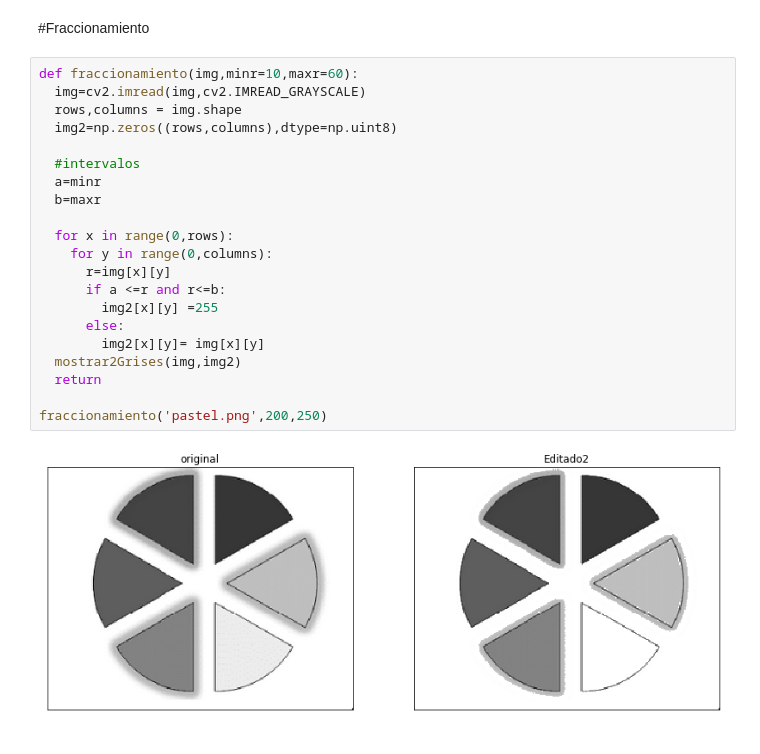
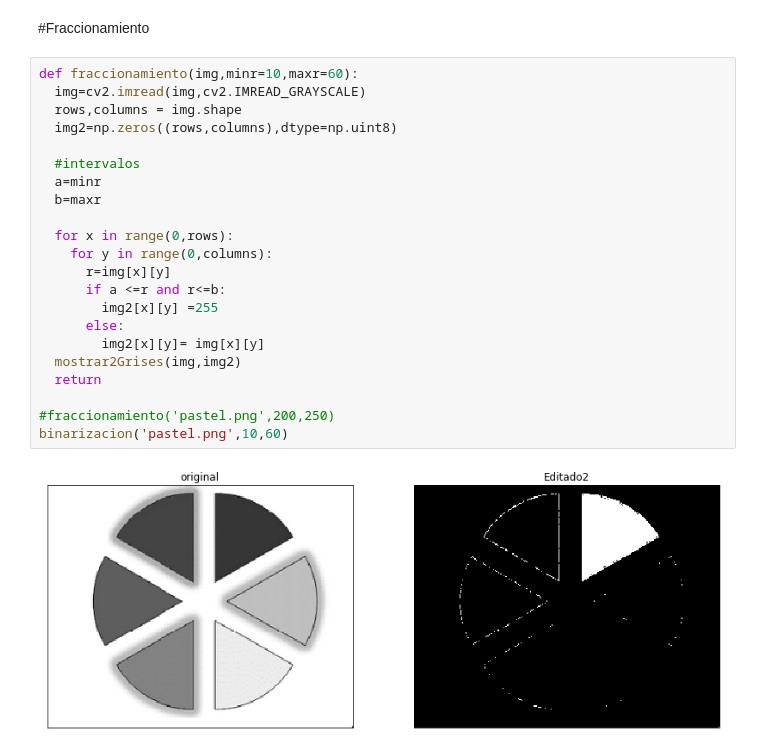
Before and after one commit to gabrielmercado90/PDI1, a Jupyter notebook: Interpolacion_y_transformaciones.ipynb, the cells around one changed output. Drawn from its saved outputs; the diff is of its cells as text.

```diff
--- a/Interpolacion_y_transformaciones.ipynb
+++ b/Interpolacion_y_transformaciones.ipynb
@@ -221,23 +221,24 @@ binarizacion('tree.png')
 # %%
 def fraccionamiento(img,minr=10,maxr=60):
   img=cv2.imread(img,cv2.IMREAD_GRAYSCALE)
   rows,columns = img.shape
   img2=np.zeros((rows,columns),dtype=np.uint8)
 
   #intervalos
   a=minr
   b=maxr
 
   for x in range(0,rows):
     for y in range(0,columns):
       r=img[x][y]
       if a <=r and r<=b:
         img2[x][y] =255
       else:
         img2[x][y]= img[x][y]
   mostrar2Grises(img,img2)
   return
 
-fraccionamiento('pastel.png',200,250)
+#fraccionamiento('pastel.png',200,250)
+binarizacion('pastel.png',10,60)
 # %% [output]
-[figure, old version]
+[figure, new version]
```
Also changed, not shown: parts of 9 cells of this notebook.
